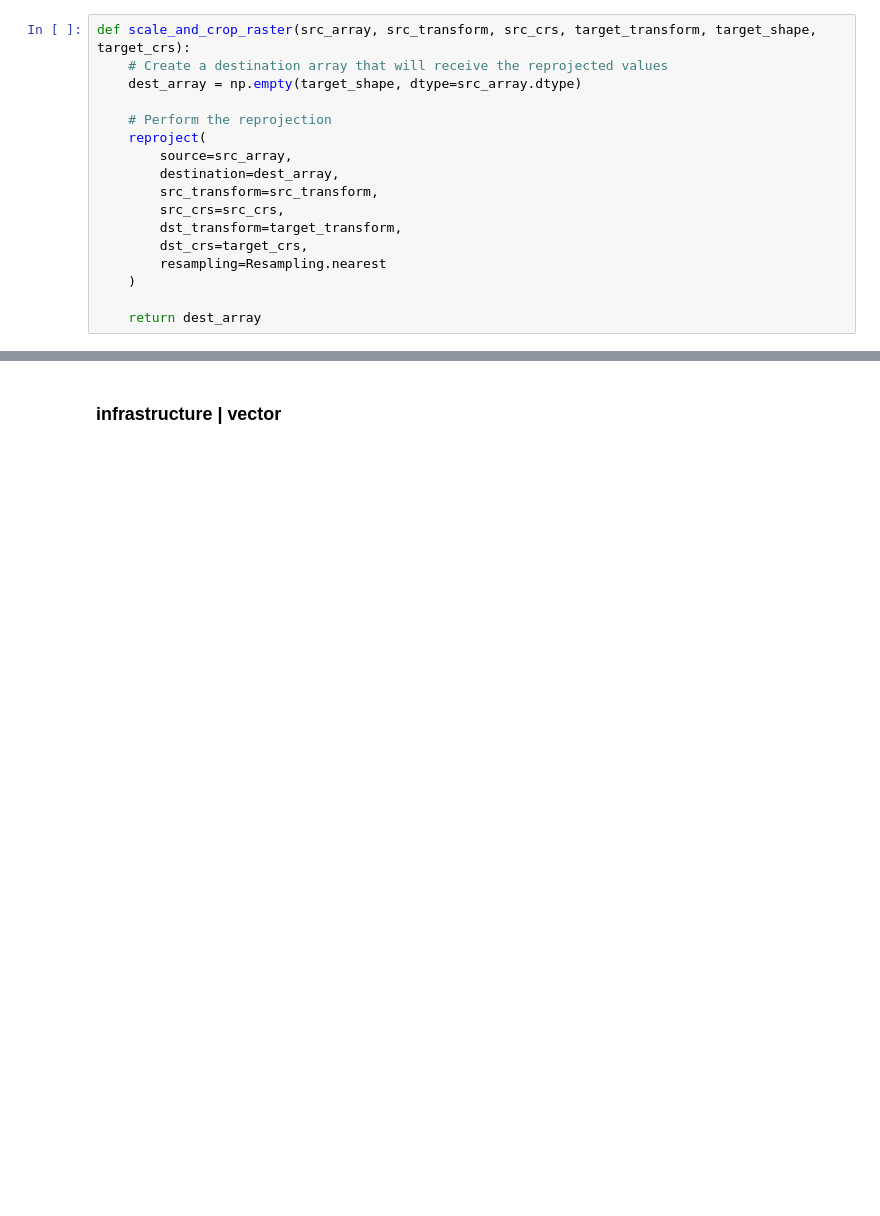
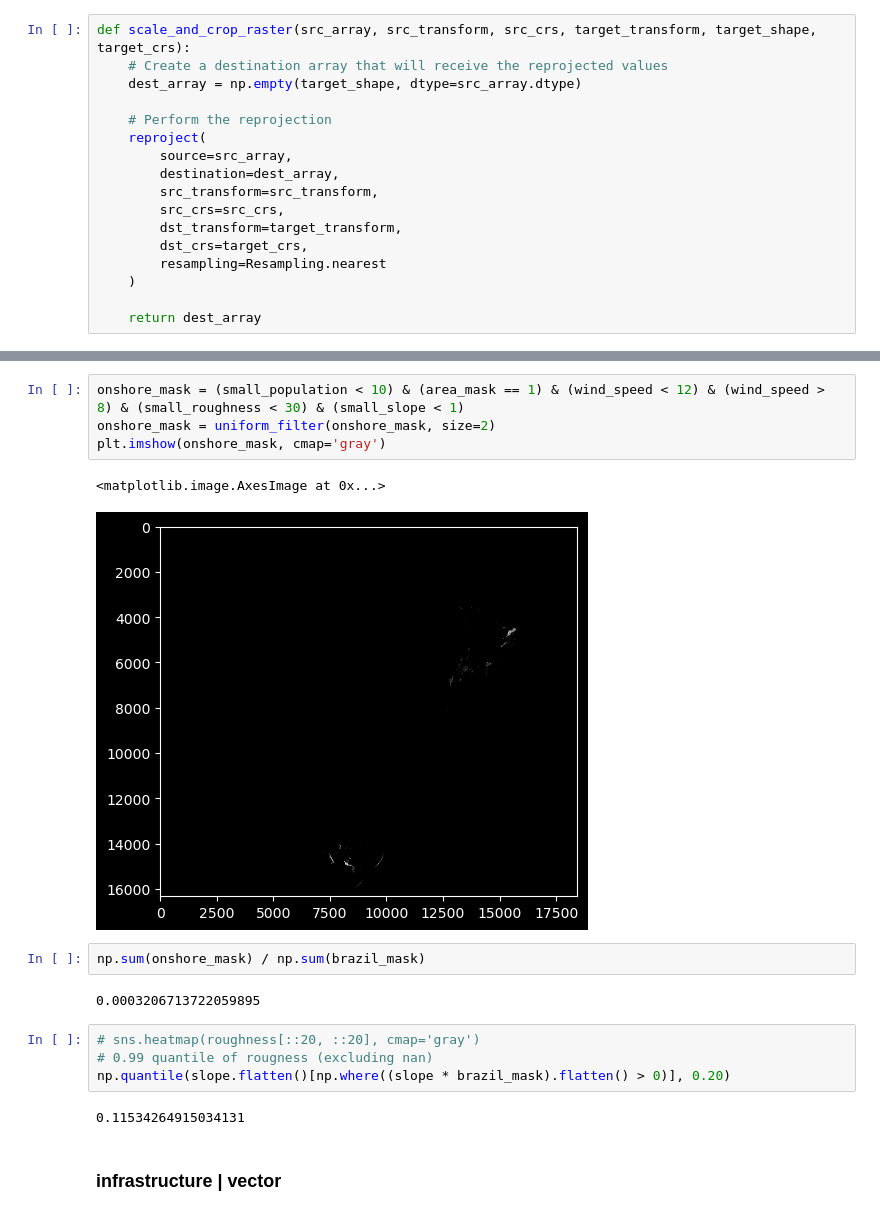
Before and after one commit to syrkis/aeolus, a Jupyter notebook: notebook.ipynb, the cells around one changed output, grey strips where cells are left out. Drawn from its saved outputs; the diff is of its cells as text; blank space fills up the shorter version.

```diff
--- a/notebook.ipynb
+++ b/notebook.ipynb
@@ -106,3 +136,20 @@ plt.show()
+# %%
+onshore_mask = (small_population < 10) & (area_mask == 1) & (wind_speed < 12) & (wind_speed > 8) & (small_roughness < 30) & (small_slope < 1)
+onshore_mask = uniform_filter(onshore_mask, size=2)
+plt.imshow(onshore_mask, cmap='gray')
+# %% [output]
+<matplotlib.image.AxesImage at 0x...>
+[figure, added]
+# %%
+np.sum(onshore_mask) / np.sum(brazil_mask)
+# %% [output]
+0.0003206713722059895
+# %%
+# sns.heatmap(roughness[::20, ::20], cmap='gray')
+# 0.99 quantile of rougness (excluding nan)
+np.quantile(slope.flatten()[np.where((slope * brazil_mask).flatten() > 0)], 0.20)
+# %% [output]
+0.11534264915034131
 # %% [markdown]
 ### infrastructure | vector
 # %%
```
Also changed, not shown: parts of 12 cells of this notebook.
